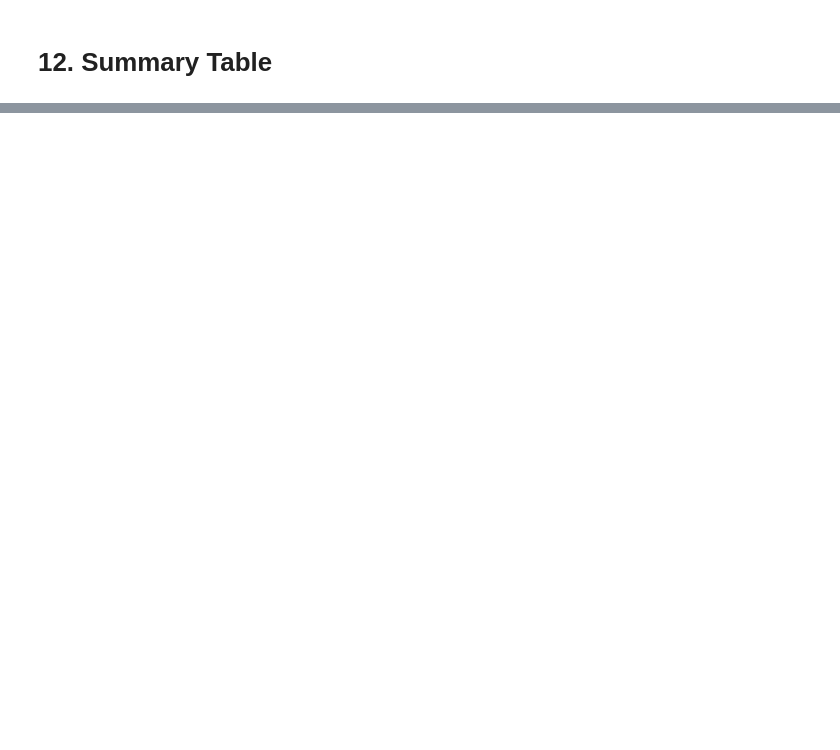
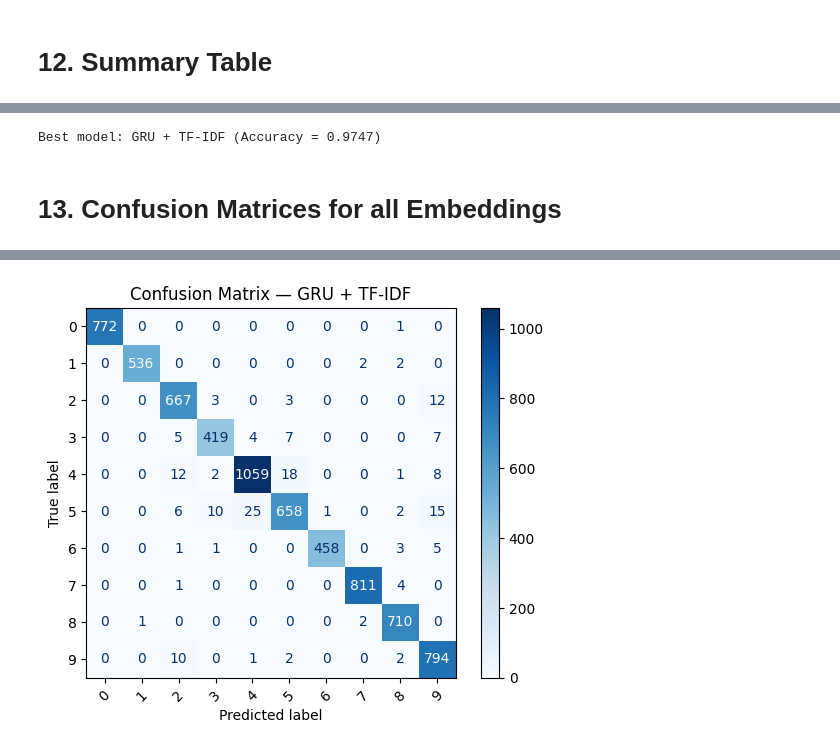
Before and after one commit to MariamIssah/MLT1_text-classification, a Jupyter notebook: notebooks/gru_notebook.ipynb, the cells around one changed output, grey strips where cells are left out. Drawn from its saved outputs; the diff is of its cells as text; code cells hidden in the pictures; blank space fills up the shorter version.

```diff
--- a/notebooks/gru_notebook.ipynb
+++ b/notebooks/gru_notebook.ipynb
@@ -131,7 +129,7 @@ model_tfidf.fit(
 X_train_tfidf,
 y_train_cat,
 validation_split=0.1,
-epochs=5,
+epochs=10,
 batch_size=64
 )
 
@@ -330,0 +327,31 @@ print(results)
+# %%
+best_embedding = results.drop(columns=["Model"]).idxmax(axis=1).values[0]
+best_score = results.drop(columns=["Model"]).max(axis=1).values[0]
+
+print(f"Best model: GRU + {best_embedding} (Accuracy = {best_score:.4f})")
+# %% [output]
+Best model: GRU + TF-IDF (Accuracy = 0.9747)
+# %% [markdown]
+# 13. Confusion Matrices for all Embeddings
+# %%
+def plot_confusion_matrix(model, X_test, y_test, title):
+    # Predict
+    y_pred = model.predict(X_test)
+    y_pred_classes = np.argmax(y_pred, axis=1)
+
+    # Confusion matrix
+    cm = confusion_matrix(y_test, y_pred_classes)
+
+    # Plot
+    disp = ConfusionMatrixDisplay(confusion_matrix=cm)
+    disp.plot(cmap="Blues", xticks_rotation=45)
+    plt.title(title)
+    plt.show()
+# %%
+plot_confusion_matrix(
+    model=model_tfidf,
+    X_test=X_test_tfidf,
+    y_test=y_test,
+    title="Confusion Matrix — GRU + TF-IDF"
+)
+# %% [output]
@@ -330,0 +359 @@ print(results)
+[figure, added]
```
Also changed, not shown: parts of 9 cells of this notebook.
